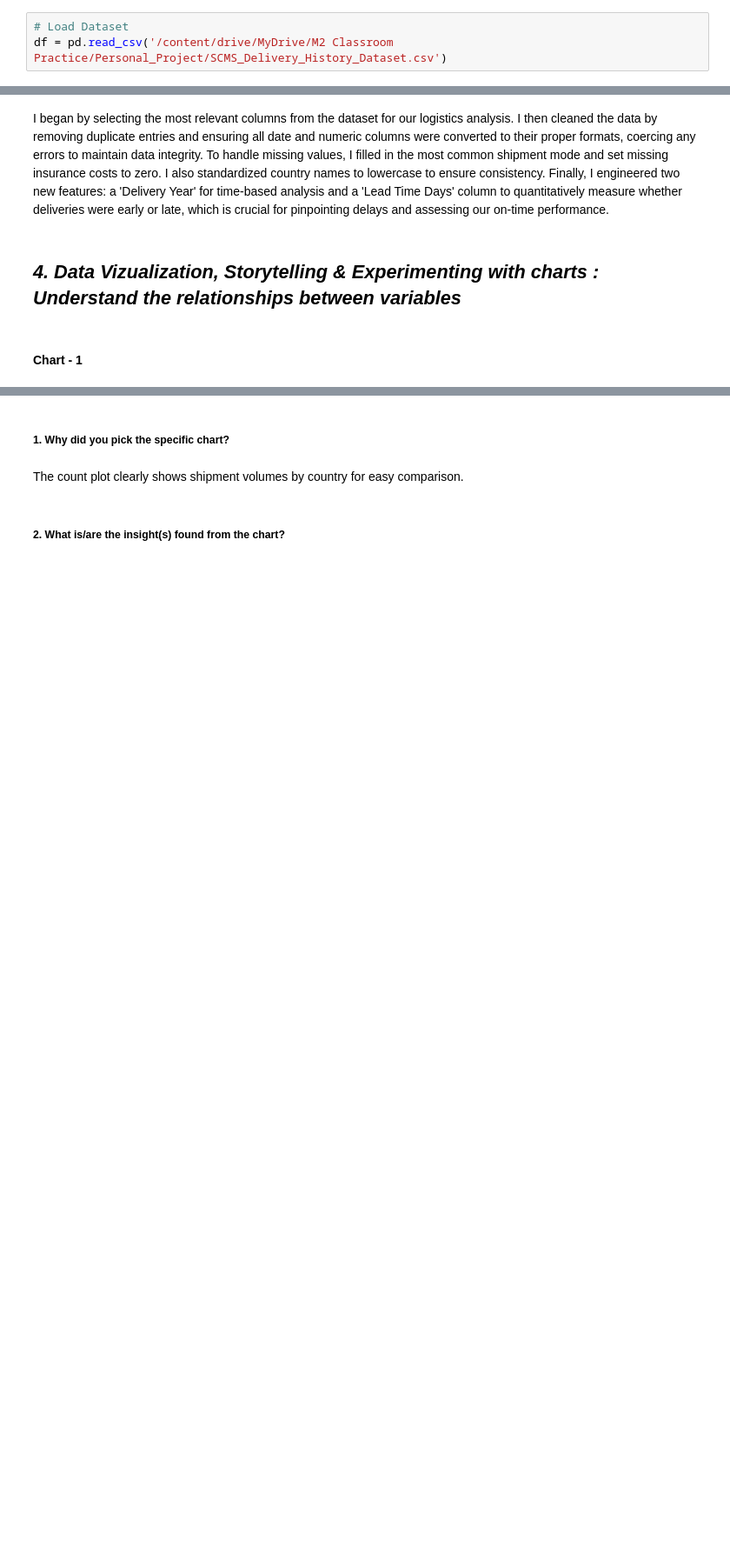
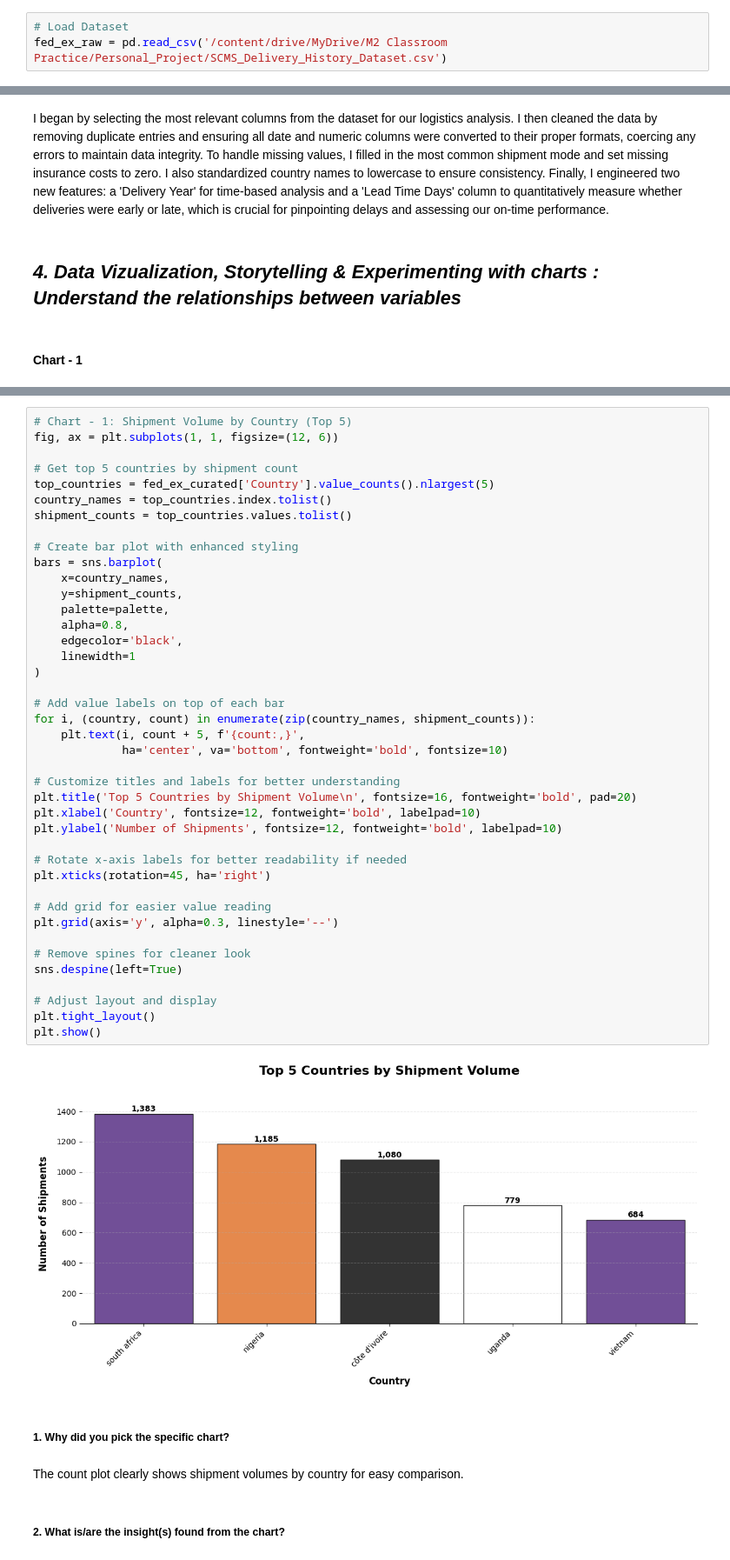
Before and after one commit to S-Narasimman/FedEx-Logistics-Performance-Analysis, a Jupyter notebook: FedEx_Logistics_Performance_Analysis.ipynb, the cells around one changed output, grey strips where cells are left out. Shown at 87% size. Drawn from its saved outputs; the diff is of its cells as text; blank space fills up the shorter version.

```diff
--- a/FedEx_Logistics_Performance_Analysis.ipynb
+++ b/FedEx_Logistics_Performance_Analysis.ipynb
@@ -108,7 +124,7 @@ drive.mount('/content/drive')
 Mounted at /content/drive
 # %%
 # Load Dataset
-df = pd.read_csv('/content/drive/MyDrive/M2 Classroom Practice/Personal_Project/SCMS_Delivery_History_Dataset.csv')
+fed_ex_raw = pd.read_csv('/content/drive/MyDrive/M2 Classroom Practice/Personal_Project/SCMS_Delivery_History_Dataset.csv')
 # %% [markdown]
 ### Dataset First View
 # %%
@@ -389,3 +384,46 @@ plt.show()
+# %%
+# Chart - 1: Shipment Volume by Country (Top 5)
+fig, ax = plt.subplots(1, 1, figsize=(12, 6))
+
+# Get top 5 countries by shipment count
+top_countries = fed_ex_curated['Country'].value_counts().nlargest(5)
+country_names = top_countries.index.tolist()
+shipment_counts = top_countries.values.tolist()
+
+# Create bar plot with enhanced styling
+bars = sns.barplot(
+    x=country_names,
+    y=shipment_counts,
+    palette=palette,
+    alpha=0.8,
+    edgecolor='black',
+    linewidth=1
+)
+
+# Add value labels on top of each bar
+for i, (country, count) in enumerate(zip(country_names, shipment_counts)):
+    plt.text(i, count + 5, f'{count:,}',
+             ha='center', va='bottom', fontweight='bold', fontsize=10)
+
+# Customize titles and labels for better understanding
+plt.title('Top 5 Countries by Shipment Volume\n', fontsize=16, fontweight='bold', pad=20)
+plt.xlabel('Country', fontsize=12, fontweight='bold', labelpad=10)
+plt.ylabel('Number of Shipments', fontsize=12, fontweight='bold', labelpad=10)
+
+# Rotate x-axis labels for better readability if needed
+plt.xticks(rotation=45, ha='right')
+
+# Add grid for easier value reading
+plt.grid(axis='y', alpha=0.3, linestyle='--')
+
+# Remove spines for cleaner look
+sns.despine(left=True)
+
+# Adjust layout and display
+plt.tight_layout()
+plt.show()
+# %% [output]
+[figure, added]
 # %% [markdown]
 ##### 1. Why did you pick the specific chart?
 # %% [markdown]
```
Also changed, not shown: parts of 48 cells of this notebook.
